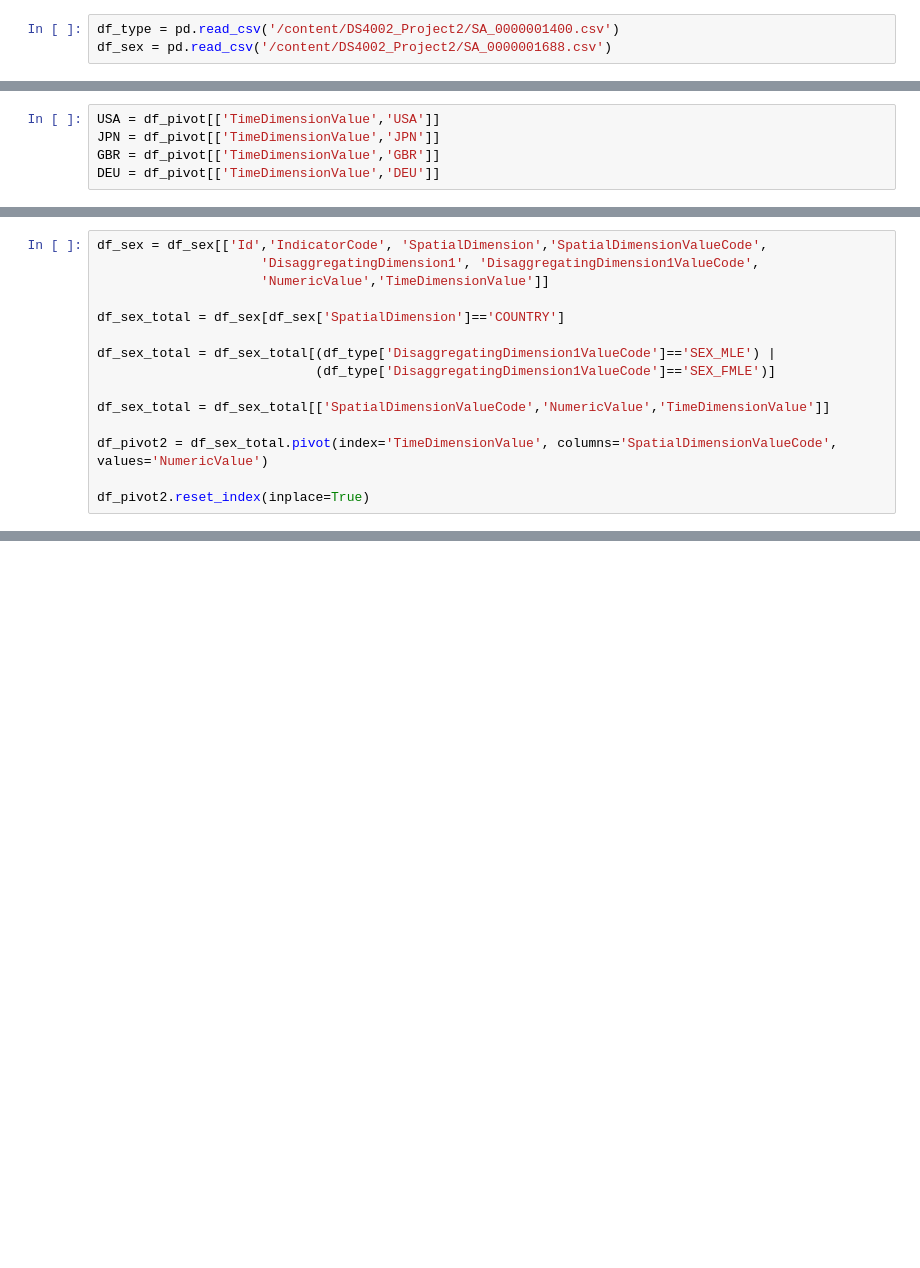
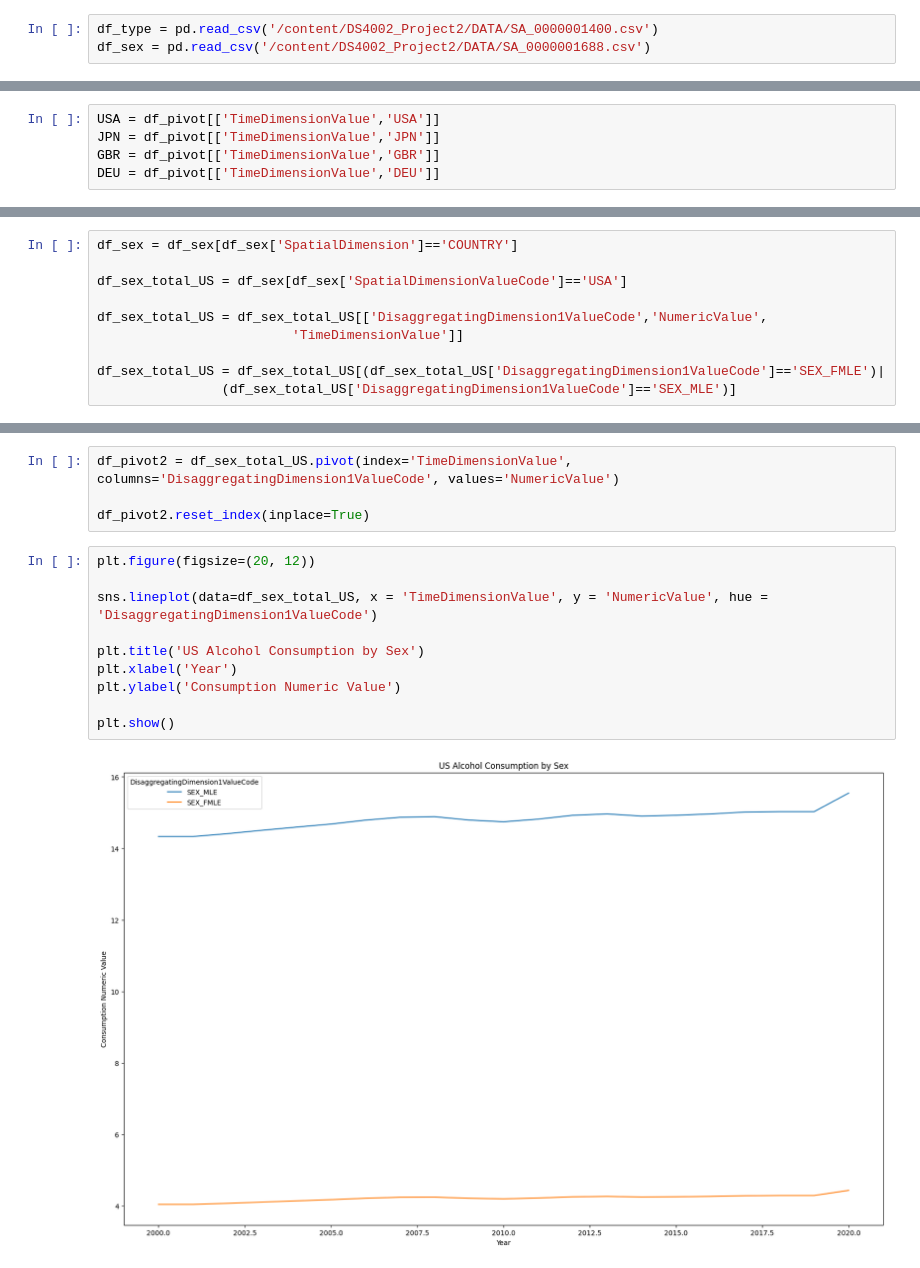
Before and after one commit to henqc/DS4002_CS3, a Jupyter notebook: Draft1.ipynb, the cells around one changed output, grey strips where cells are left out. Drawn from its saved outputs; the diff is of its cells as text; blank space fills up the shorter version.

```diff
--- a/Draft1.ipynb
+++ b/Draft1.ipynb
@@ -44,8 +38,8 @@ from statsmodels.tsa.arima.model import ARIMA
 from sklearn.metrics import mean_squared_error
 from matplotlib import pyplot
 # %%
-df_type = pd.read_csv('/content/DS4002_Project2/SA_0000001400.csv')
-df_sex = pd.read_csv('/content/DS4002_Project2/SA_0000001688.csv')
+df_type = pd.read_csv('/content/DS4002_Project2/DATA/SA_0000001400.csv')
+df_sex = pd.read_csv('/content/DS4002_Project2/DATA/SA_0000001688.csv')
 # %%
 df_type = df_type[['Id','IndicatorCode', 'SpatialDimension','SpatialDimensionValueCode',
                      'DisaggregatingDimension1', 'DisaggregatingDimension1ValueCode',
@@ -296,18 +290,13 @@ plt.show()
 # %% [output]
 In 2008, no spike detected.
 [figure]
-# %%
-df_sex = df_sex[['Id','IndicatorCode', 'SpatialDimension','SpatialDimensionValueCode',
-                     'DisaggregatingDimension1', 'DisaggregatingDimension1ValueCode',
-                     'NumericValue','TimeDimensionValue']]
-
-df_sex_total = df_sex[df_sex['SpatialDimension']=='COUNTRY']
-
-df_sex_total = df_sex_total[(df_type['DisaggregatingDimension1ValueCode']=='SEX_MLE') |
-                            (df_type['DisaggregatingDimension1ValueCode']=='SEX_FMLE')]
-
-df_sex_total = df_sex_total[['SpatialDimensionValueCode','NumericValue','TimeDimensionValue']]
-
-df_pivot2 = df_sex_total.pivot(index='TimeDimensionValue', columns='SpatialDimensionValueCode', values='NumericValue')
-
-df_pivot2.reset_index(inplace=True)
+# %%
+df_sex = df_sex[df_sex['SpatialDimension']=='COUNTRY']
+
+df_sex_total_US = df_sex[df_sex['SpatialDimensionValueCode']=='USA']
+
+df_sex_total_US = df_sex_total_US[['DisaggregatingDimension1ValueCode','NumericValue',
+                         'TimeDimensionValue']]
+
+df_sex_total_US = df_sex_total_US[(df_sex_total_US['DisaggregatingDimension1ValueCode']=='SEX_FMLE')|
+                (df_sex_total_US['DisaggregatingDimension1ValueCode']=='SEX_MLE')]
@@ -313,0 +319,16 @@ df_pivot2.reset_index(inplace=True)
+# %%
+df_pivot2 = df_sex_total_US.pivot(index='TimeDimensionValue', columns='DisaggregatingDimension1ValueCode', values='NumericValue')
+
+df_pivot2.reset_index(inplace=True)
+# %%
+plt.figure(figsize=(20, 12))
+
+sns.lineplot(data=df_sex_total_US, x = 'TimeDimensionValue', y = 'NumericValue', hue = 'DisaggregatingDimension1ValueCode')
+
+plt.title('US Alcohol Consumption by Sex')
+plt.xlabel('Year')
+plt.ylabel('Consumption Numeric Value')
+
+plt.show()
+# %% [output]
+[figure, added]
```
Also changed, not shown: parts of 15 cells of this notebook.
